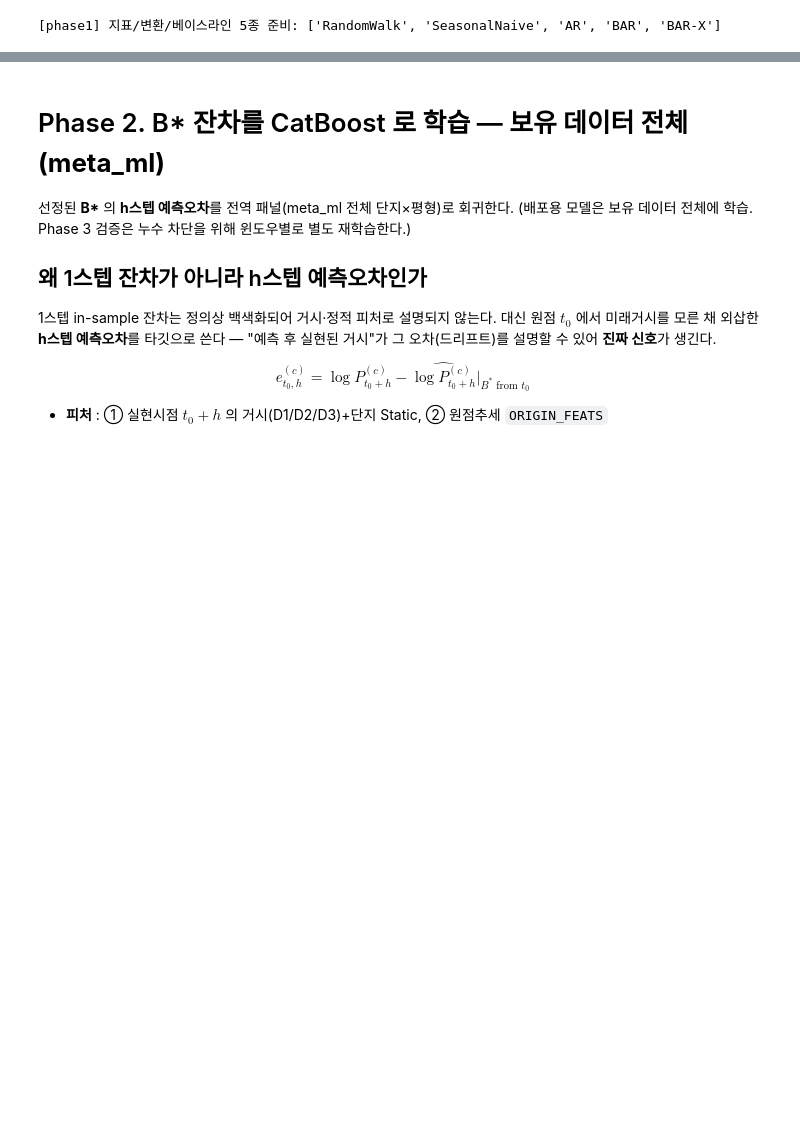
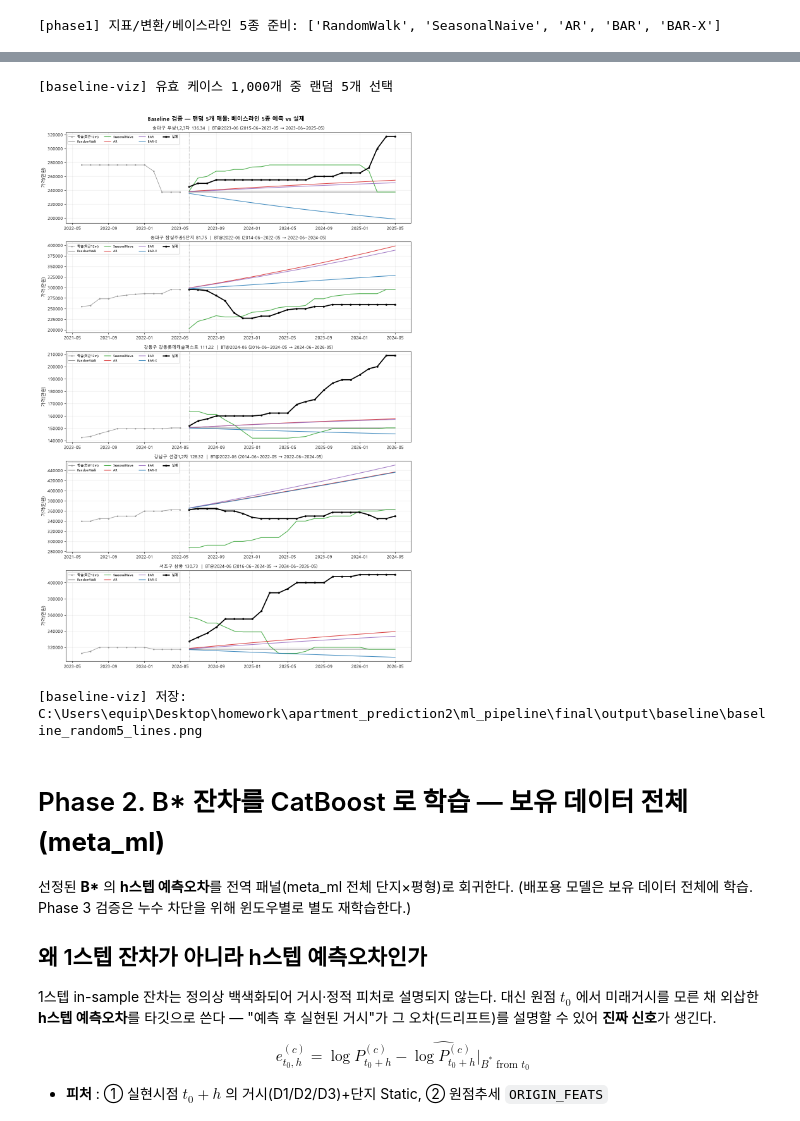
Before and after one commit to equipment0226/apartment_price_prediction_final2, a Jupyter notebook: ml_pipeline/final/scenario_rolling_pipeline.ipynb, the cells around one changed output, grey strips where cells are left out. Cells and saved outputs as stored; diff of their text form; code cells hidden in the pictures; blank space fills up the shorter version.

```diff
--- a/ml_pipeline/final/scenario_rolling_pipeline.ipynb
+++ b/ml_pipeline/final/scenario_rolling_pipeline.ipynb
@@ -766,3 +766,72 @@ plt.show()
+# %%
+# ===== Phase 1+. 베이스라인 검증 시각화 — 1000종 윈도우×매물 중 랜덤 5개 (5종 예측 vs 실제) =====
+_BL_VIZ = log_dir("baseline")
+_bl_rng = np.random.default_rng(CFG.BOOTSTRAP_SEED + 101)
+
+# (1) 유효 (윈도우, 단지·평형) 케이스 수집 — Phase 1 평가 가드와 동일
+_bl_cases = []
+for keyvals, g in kb50_panel.groupby(GROUP_KEYS, sort=False):
+    g = g.sort_values(CFG.TIME_COL)
+    t = g[CFG.TIME_COL]
+    for w in BT_WINDOWS:
+        tr = g[(t >= w["tr_start"]) & (t <= w["tr_end"])]
+        bt = g[(t >= w["bt_start"]) & (t <= w["bt_end"])]
+        ytr = tr[CFG.TARGET_COL].astype(float).values
+        ybt = bt[CFG.TARGET_COL].astype(float).values
+        if len(tr) < CFG.MIN_TRAIN_MONTHS or len(bt) < CFG.HORIZON:
+            continue
+        if np.any(ytr <= 0) or np.any(ybt <= 0):
+            continue
+        _bl_cases.append((keyvals, w))
+print(f"[baseline-viz] 유효 케이스 {len(_bl_cases):,}개 중 랜덤 5개 선택")
+_bl_pick = _bl_rng.choice(len(_bl_cases), size=min(5, len(_bl_cases)), replace=False)
+
+# (2) 5개 케이스 × 5종 베이스라인 예측 vs 실제 라인차트
+_BL_COLORS = {"RandomWalk": "#7f7f7f", "SeasonalNaive": "#2ca02c", "AR": "#d62728",
+              "BAR": "#9467bd", "BAR-X": "#1f77b4"}
+fig, axes = plt.subplots(len(_bl_pick), 1, figsize=(12, 3.6 * len(_bl_pick)))
+if len(_bl_pick) == 1:
+    axes = [axes]
+for ax, pi in zip(axes, _bl_pick):
+    keyvals, w = _bl_cases[pi]
+    mask = np.ones(len(kb50_panel), bool)
+    for k, v in zip(GROUP_KEYS, keyvals):
+        mask &= (kb50_panel[k].astype(str) == str(v))
+    g = kb50_panel[mask].sort_values(CFG.TIME_COL)
+    t = g[CFG.TIME_COL]
+    tr = g[(t >= w["tr_start"]) & (t <= w["tr_end"])]
+    bt = g[(t >= w["bt_start"]) & (t <= w["bt_end"])].head(CFG.HORIZON)
+    ytr = tr[CFG.TARGET_COL].astype(float).values
+    z_tr = np.log(ytr) if CFG.LOG_TARGET else ytr
+    exog_tr = get_exog_array(tr)
+    try:
+        p_star = fit_select_ar(z_tr, CFG.AR_MAX_LAG, CFG.AR_IC)[0]
+    except Exception:
+        p_star = 1
+    x = pd.to_datetime(bt[CFG.TIME_COL].values)
+    y = bt[CFG.TARGET_COL].astype(float).values
+    tail = tr.tail(12)
+    ax.plot(pd.to_datetime(tail[CFG.TIME_COL]), tail[CFG.TARGET_COL], color="0.6",
+            lw=1.2, marker="o", ms=2.5, label="학습(최근12m)")
+    for m in BASELINE_MODELS:
+        try:
+            zp = base_forecast_log(m, z_tr, CFG.HORIZON, exog_tr=exog_tr, p_ar=p_star)
+        except Exception:
+            continue
+        ax.plot(x, to_price_space(zp), color=_BL_COLORS.get(m), lw=1.5, alpha=0.85, label=m)
+    ax.plot(x, y, color="black", lw=2.4, marker="o", ms=3.5, label="실제")
+    ax.axvline(x[0], color="gray", ls=":", lw=1.0)
+    ax.set_title(f"{keyvals[0]} {keyvals[2]} {keyvals[3]}  |  {w['name']} ({w['label']})", fontsize=10)
+    ax.set_ylabel("가격(만원)"); ax.grid(alpha=0.25); ax.legend(fontsize=7, ncol=4, loc="best")
+fig.suptitle("Baseline 검증 — 랜덤 5개 매물: 베이스라인 5종 예측 vs 실제", fontsize=13, fontweight="bold")
+plt.tight_layout(rect=[0, 0, 1, 0.99])
+plt.savefig(os.path.join(_BL_VIZ, "baseline_random5_lines.png"), dpi=120, bbox_inches="tight")
+plt.show()
+print(f"[baseline-viz] 저장: {os.path.join(_BL_VIZ, 'baseline_random5_lines.png')}")
+# %% [output]
+[baseline-viz] 유효 케이스 1,000개 중 랜덤 5개 선택
+[figure, added]
+[baseline-viz] 저장: C:\Users\equip\Desktop\homework\apartment_prediction2\ml_pipeline\final\output\baseline\baseline_random5_lines.png
 # %% [markdown]
 # Phase 2. B\* 잔차를 CatBoost 로 학습 — **보유 데이터 전체(meta_ml)**
 
```
Also changed, not shown: parts of 10 cells of this notebook, 10 other files.
